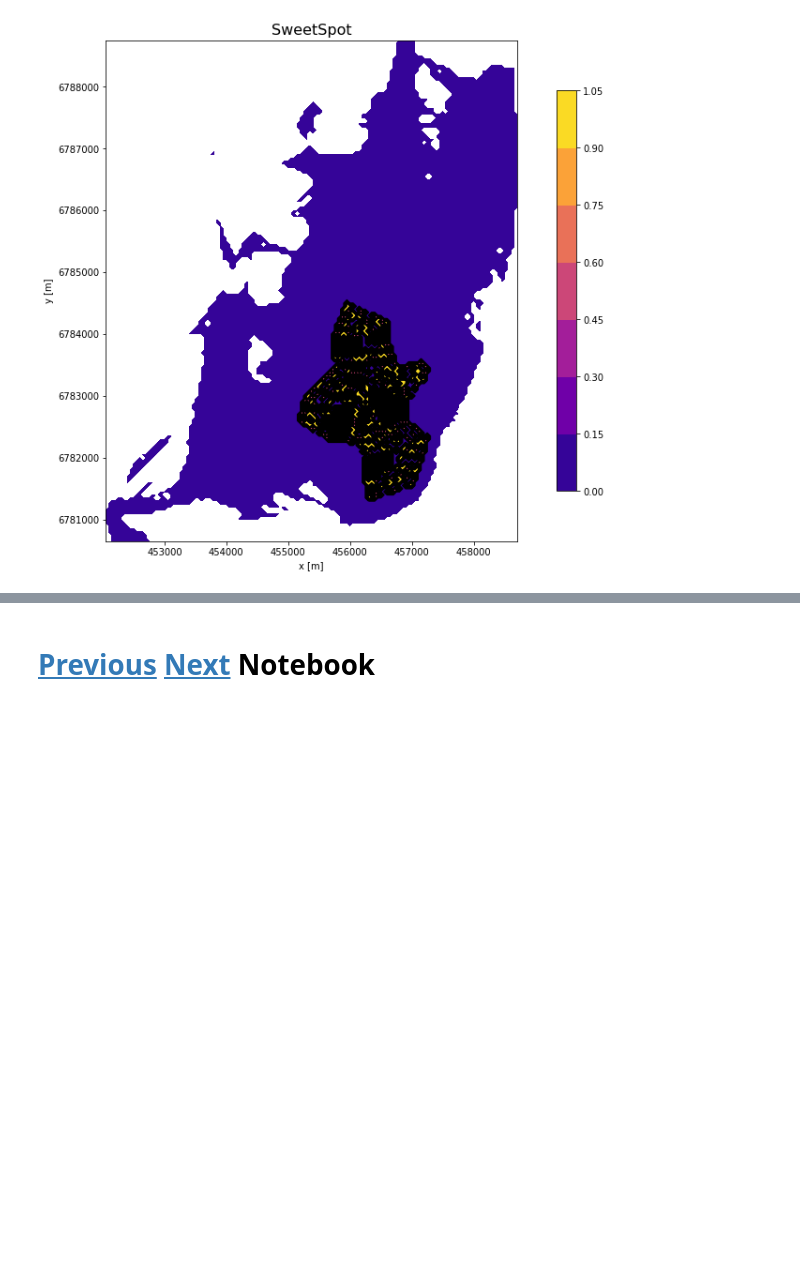
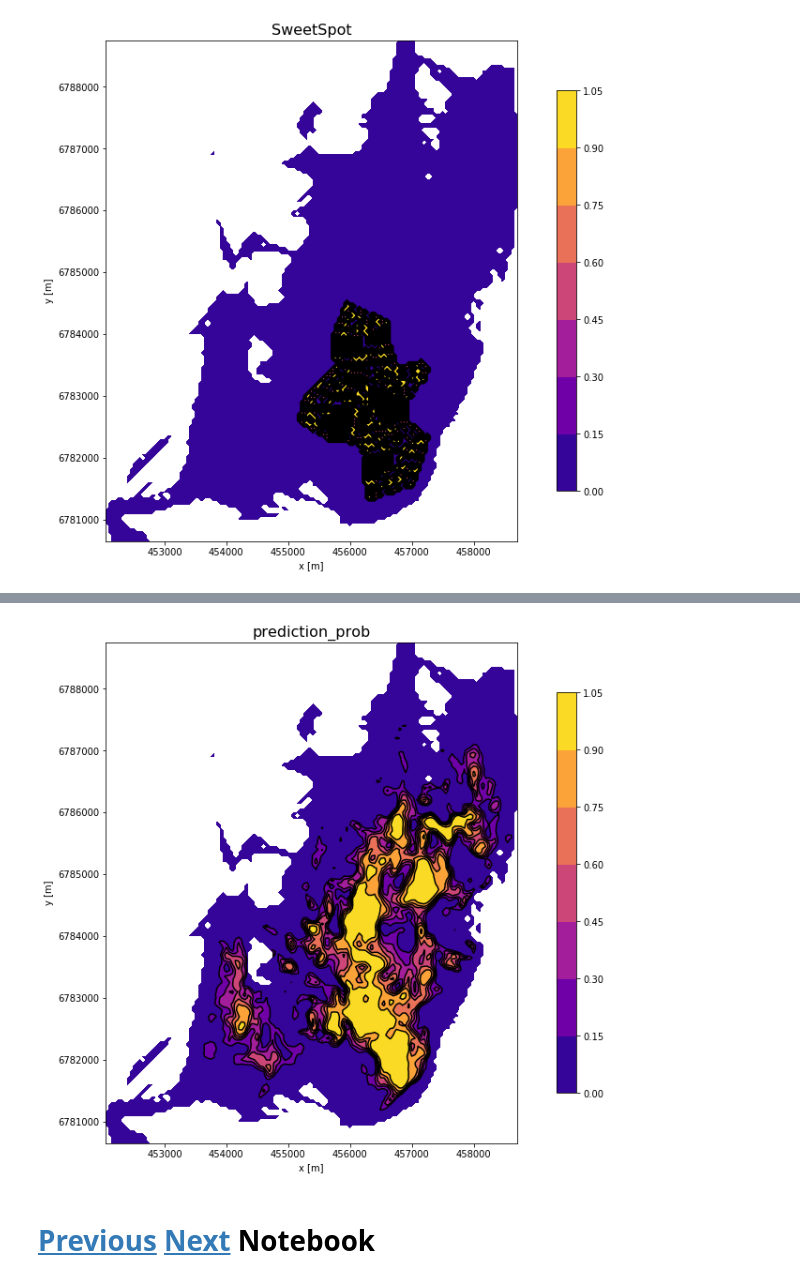
Before and after one commit to Nozziel/OGA2018_SweetSpotPrediction, a Jupyter notebook: Notebooks/03 Exploration of models.ipynb, the cells around one changed output, grey strips where cells are left out. Drawn from its saved outputs; the diff is of its cells as text; code cells hidden in the pictures; blank space fills up the shorter version.

```diff
--- a/Notebooks/03 Exploration of models.ipynb
+++ b/Notebooks/03 Exploration of models.ipynb
@@ -138,2 +158,7 @@ ssp.plot_map(df, 'prediction')
+# %%
+df['prediction_prob'] = bestModel.predict_proba(preprocessing.transform(df[features]))[:,1]
+ssp.plot_map(df, 'prediction_prob')
+# %% [output]
+[figure, added]
 # %% [markdown]
 # <a href="02 Base Model.ipynb">Previous</a> <a href="04 Classification model.ipynb">Next</a> Notebook
```
Also changed, not shown: parts of 7 cells of this notebook.
